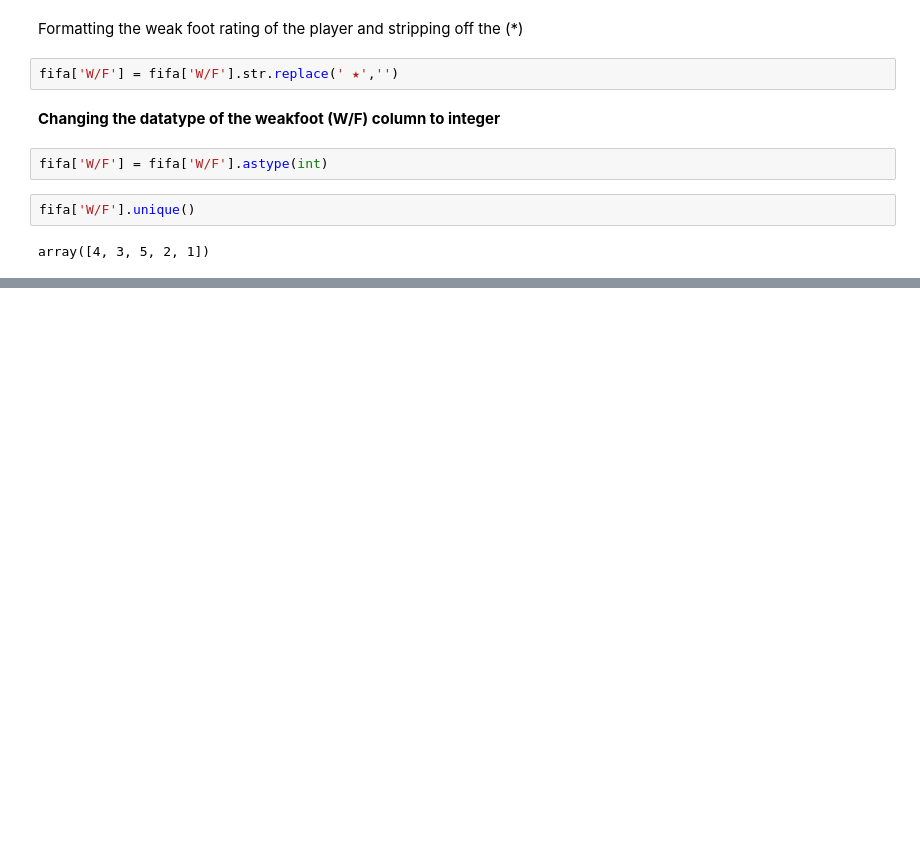
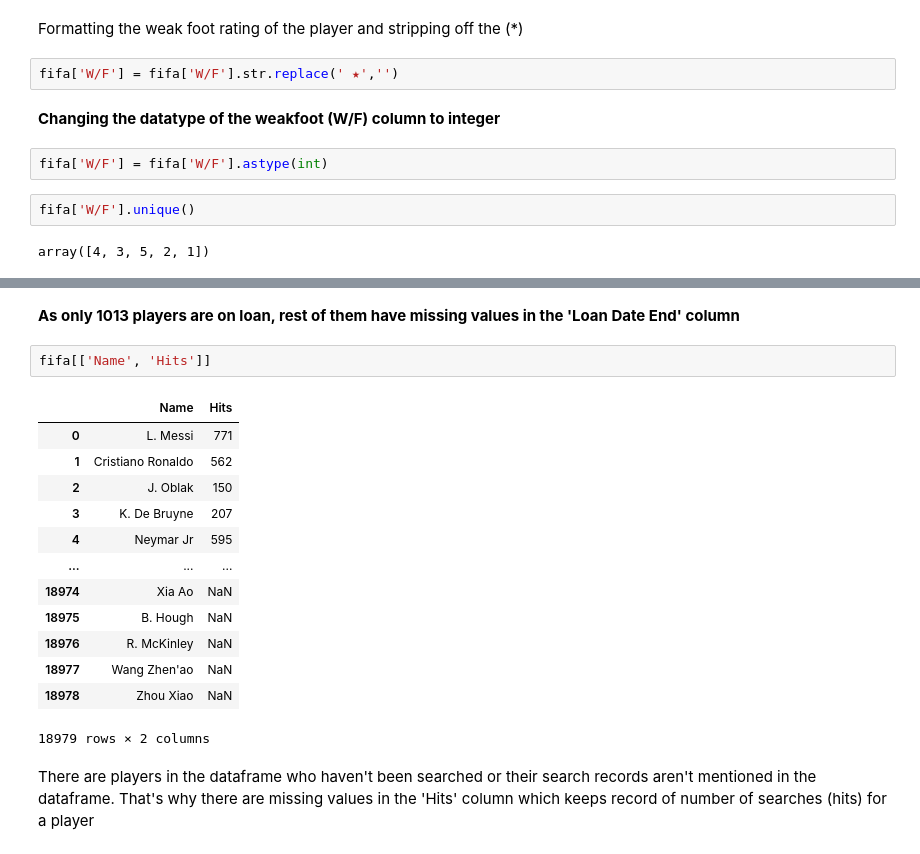
Before and after one commit to ajinkyagaikwad/Data-Cleaning-Project, a Jupyter notebook: Data_Cleaning_Project.ipynb, the cells around one changed output, grey strips where cells are left out. Cells and saved outputs as stored; diff of their text form; blank space fills up the shorter version.

```diff
--- a/Data_Cleaning_Project.ipynb
+++ b/Data_Cleaning_Project.ipynb
@@ -257,0 +277,20 @@ array([4, 3, 5, 2, 1])
+# %% [markdown]
+**As only 1013 players are on loan, rest of them have missing values in the 'Loan Date End' column**
+# %%
+fifa[['Name', 'Hits']]
+# %% [output]
+|  | Name | Hits |
+| 0 | L. Messi | 771 |
+| 1 | Cristiano Ronaldo | 562 |
+| 2 | J. Oblak | 150 |
+| 3 | K. De Bruyne | 207 |
+| 4 | Neymar Jr | 595 |
+| ... | ... | ... |
+| 18974 | Xia Ao | NaN |
+| 18975 | B. Hough | NaN |
+| 18976 | R. McKinley | NaN |
+| 18977 | Wang Zhen'ao | NaN |
+| 18978 | Zhou Xiao | NaN |
+18979 rows × 2 columns
+# %% [markdown]
+There are players in the dataframe who haven't been searched or their search records aren't mentioned in the dataframe. That's why there are missing values in the 'Hits' column which keeps record of number of searches (hits) for a player
```
Also changed, not shown: parts of 7 cells of this notebook.
